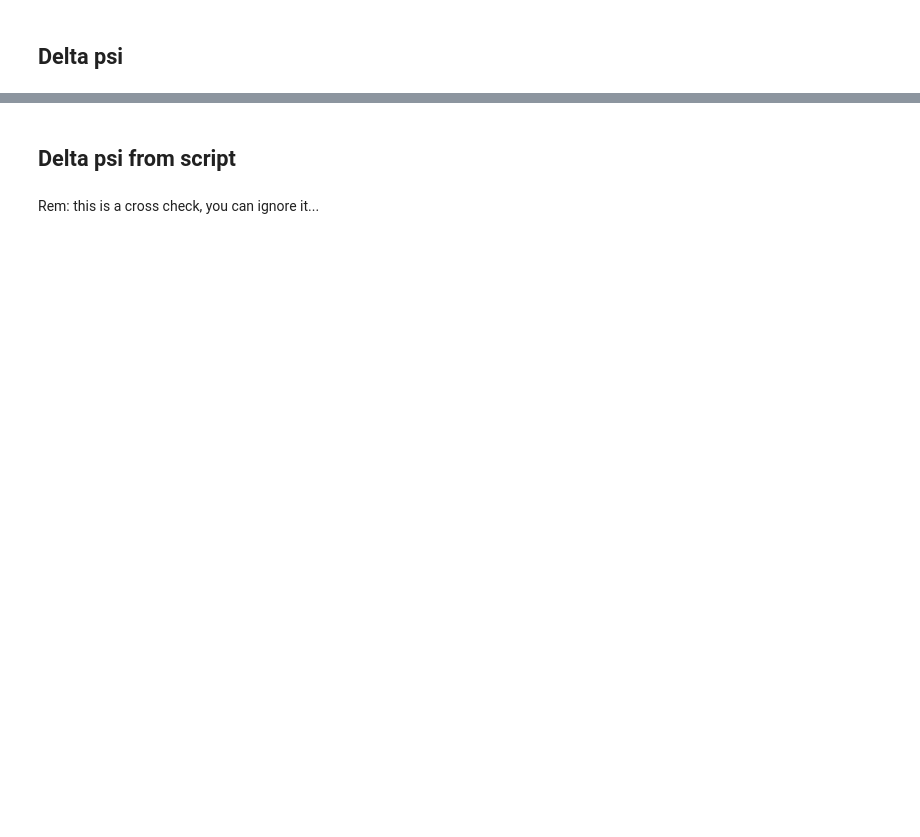
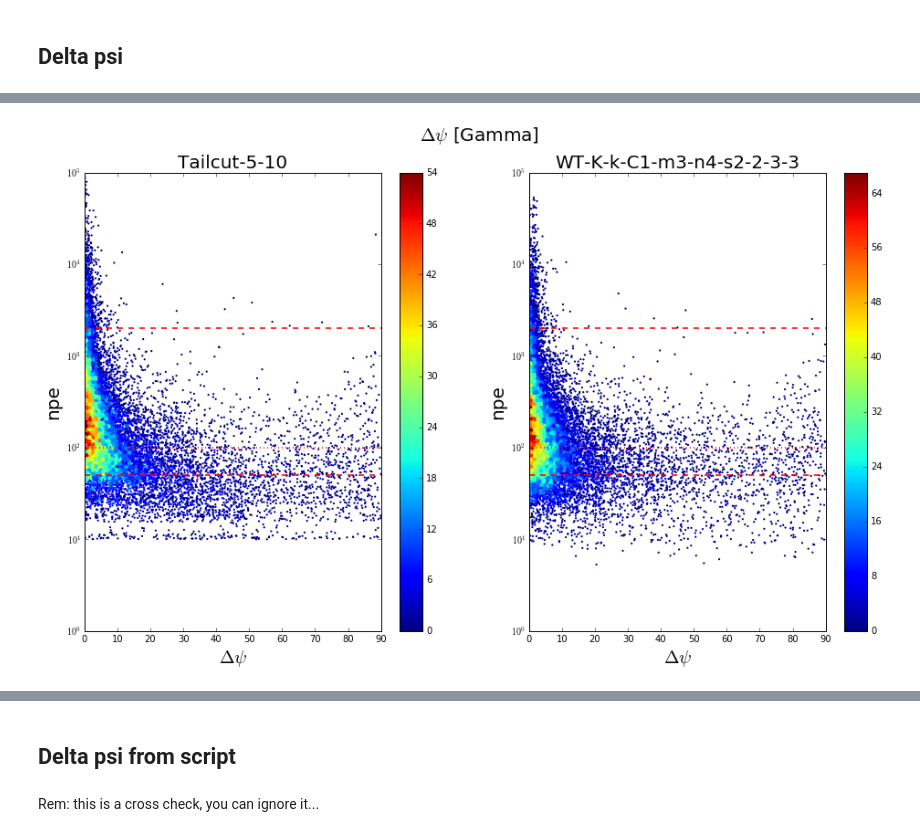
Before and after one commit to jdhp-sap/pywi-cta-legacy, a Jupyter notebook: notebooks/delta_psi_analysis.ipynb, the cells around one changed output, grey strips where cells are left out. Drawn from its saved outputs; the diff is of its cells as text; code cells hidden in the pictures; blank space fills up the shorter version.

```diff
--- a/notebooks/delta_psi_analysis.ipynb
+++ b/notebooks/delta_psi_analysis.ipynb
@@ -148,0 +140,80 @@ plot_ratio(ax4, res_tuple_tc2, res_tuple_wt2)
+# %%
+# %load /Users/jdecock/git/pub/jdhp/snippets/python/matplotlib/hist2d_scatter_plot_logscale_xy.py
+
+fig, (ax1, ax2) = plt.subplots(nrows=1, ncols=2, figsize=(16, 9))
+
+x1 = df['delta_tc']
+y1 = np.log10(df['peSum_tc'])
+x2 = df['delta_wt']
+y2 = np.log10(df['peSum_wt'])
+
+xbins1 = np.linspace(0, 90, 90)
+ybins1 = np.linspace(0, 6, 150)
+
+xbins2 = np.linspace(0, 90, 90)
+ybins2 = np.linspace(0, 6, 150)
+
+hist1, xedges1, yedges1 = np.histogram2d(x1, y1, bins=(xbins1, ybins1))
+hist2, xedges2, yedges2 = np.histogram2d(x2, y2, bins=(xbins2, ybins2))
+
+# See http://stackoverflow.com/questions/27156381/python-creating-a-2d-histogram-from-a-numpy-matrix
+
+xidx1 = np.clip(np.digitize(x1, xedges1), 0, hist1.shape[0]-1)
+yidx1 = np.clip(np.digitize(y1, yedges1), 0, hist1.shape[1]-1)
+c1 = hist1[xidx1, yidx1]
+
+xidx2 = np.clip(np.digitize(x2, xedges2), 0, hist2.shape[0]-1)
+yidx2 = np.clip(np.digitize(y2, yedges2), 0, hist2.shape[1]-1)
+c2 = hist2[xidx2, yidx2]
+
+sc1 = ax1.scatter(x1, y1,
+                  c=c1,
+                  s=5,
+                  marker='o',
+                  #cmap='gnuplot2',
+                  linewidth=0,
+                  alpha=1)
+
+sc2 = ax2.scatter(x2, y2,
+                  c=c2,
+                  s=5,
+                  marker='o',
+                  #cmap='gnuplot2',
+                  linewidth=0,
+                  alpha=1)
+
+fig.colorbar(sc1, ax=ax1)
+fig.colorbar(sc2, ax=ax2)
+
+# Use "10^n" instead "n" as ticks label
+func_formatter = lambda x, pos: r'$10^{{{}}}$'.format(int(x))
+ax1.yaxis.set_major_formatter(FuncFormatter(func_formatter))
+ax2.yaxis.set_major_formatter(FuncFormatter(func_formatter))
+
+ax1.axhline(y=np.log10(LOW_CUT), linewidth=2, linestyle='--', color='red', alpha=0.8)
+ax1.axhline(y=np.log10(HIGH_CUT), linewidth=2, linestyle='--', color='red', alpha=0.8)
+ax1.axhline(y=np.log10(FAINT_BRIGHT_BORDER), linewidth=2, linestyle=':', color='red', alpha=0.8)
+ax2.axhline(y=np.log10(LOW_CUT), linewidth=2, linestyle='--', color='red', alpha=0.8)
+ax2.axhline(y=np.log10(HIGH_CUT), linewidth=2, linestyle='--', color='red', alpha=0.8)
+ax2.axhline(y=np.log10(FAINT_BRIGHT_BORDER), linewidth=2, linestyle=':', color='red', alpha=0.8)
+
+ax1.set_xlabel(r"$\Delta\psi$", fontsize=20)
+ax1.set_ylabel("npe", fontsize=20)
+ax2.set_xlabel(r"$\Delta\psi$", fontsize=20)
+ax2.set_ylabel("npe", fontsize=20)
+
+#ax1.legend(prop={'size': 11}, loc='best', fancybox=True, framealpha=0.5)
+#ax2.legend(prop={'size': 11}, loc='best', fancybox=True, framealpha=0.5)
+
+ax1.set_xlim(0, 90)
+ax2.set_xlim(0, 90)
+
+ax1.set_ylim(0, 5)
+ax2.set_ylim(0, 5)
+
+ax1.set_title(TAILCUT_LABEL, fontsize=20)
+ax2.set_title(WAVELET_LABEL, fontsize=20)
+
+title = r"$\Delta\psi$ [{}]".format("Gamma" if PART == 0 else "Proton")
+fig.suptitle(title, fontsize=20)
+# %% [output]
@@ -148,0 +221 @@ plot_ratio(ax4, res_tuple_tc2, res_tuple_wt2)
+[figure, added]
```
Also changed, not shown: parts of 7 cells of this notebook, 1 other file.
